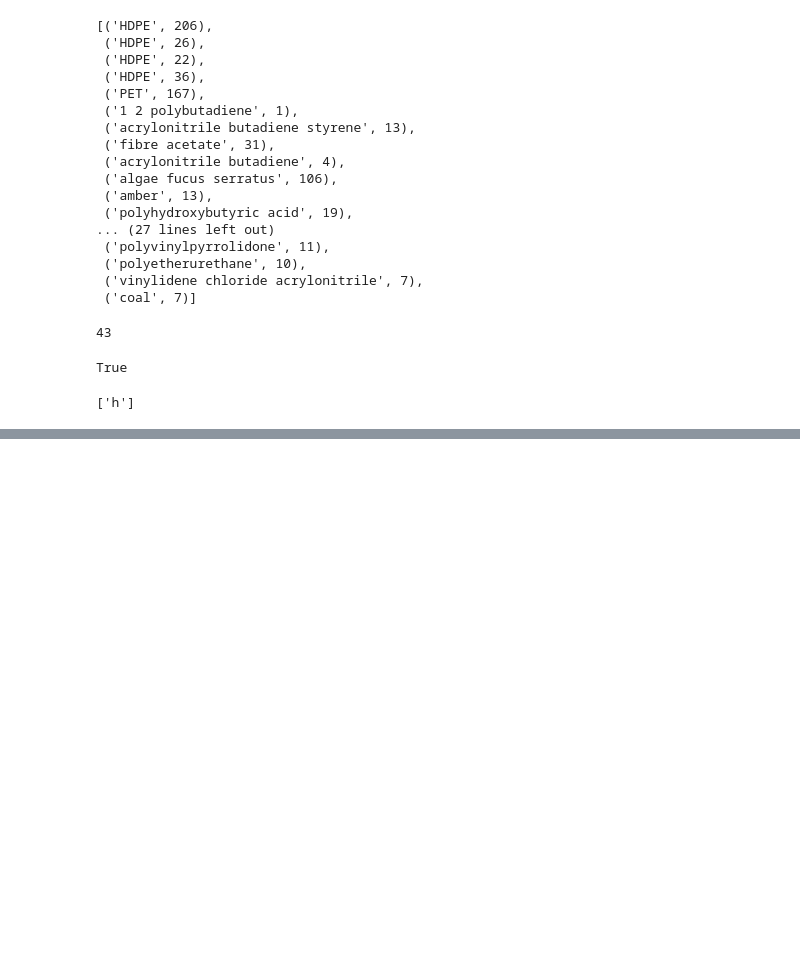
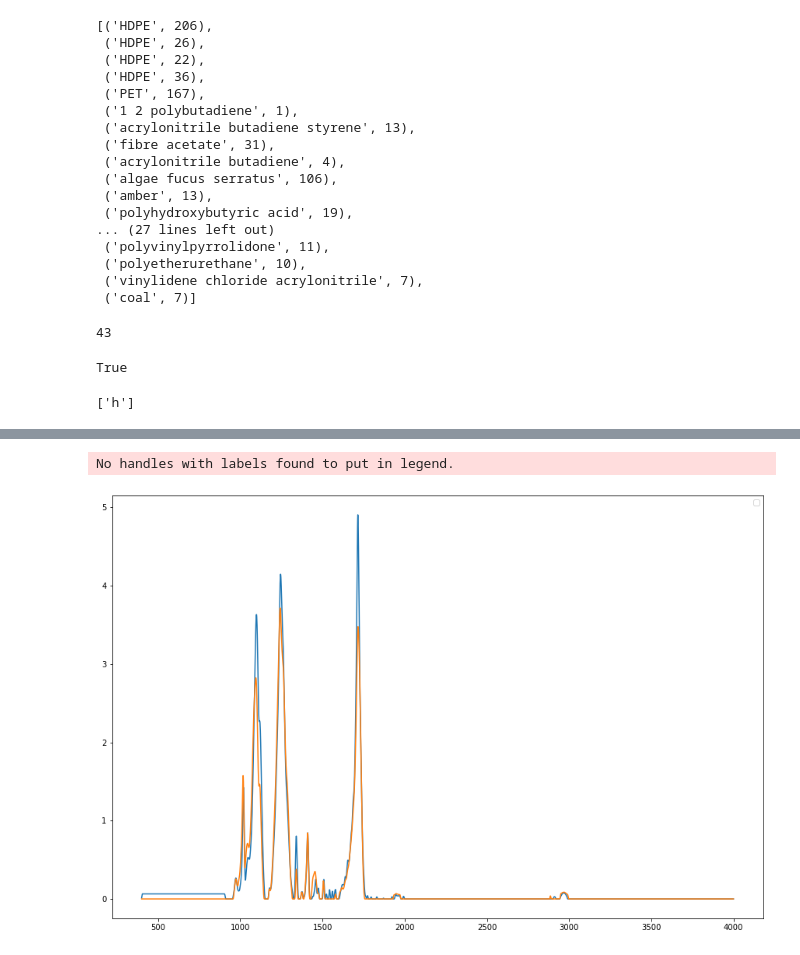
Before and after one commit to Ocean-Wise/OpenSpecy_data_sorting, a Jupyter notebook: nb_data_clustering.ipynb, the cells around one changed output, grey strips where cells are left out. Saved outputs shown, nothing was run; the diff lists cells and outputs as text; code cells hidden in the pictures; blank space fills up the shorter version.

```diff
--- a/nb_data_clustering.ipynb
+++ b/nb_data_clustering.ipynb
@@ -120,0 +143,9 @@ next((i for i,v in enumerate([3,4,5,6]) if v>9), ['h'])
+# %%
+fig, axs = plt.subplots(figsize = (15,10))
+axs.plot(der_spectra['wavenos'],integ(der_spectra[str(191)]))
+axs.plot(der_spectra['wavenos'],integ(der_spectra[str(211)]))
+axs.legend(fontsize=10)
+plt.show()
+# %% [output]
+No handles with labels found to put in legend.
+[figure, added]
```
Also changed, not shown: parts of 3 cells of this notebook, 3 other files.
